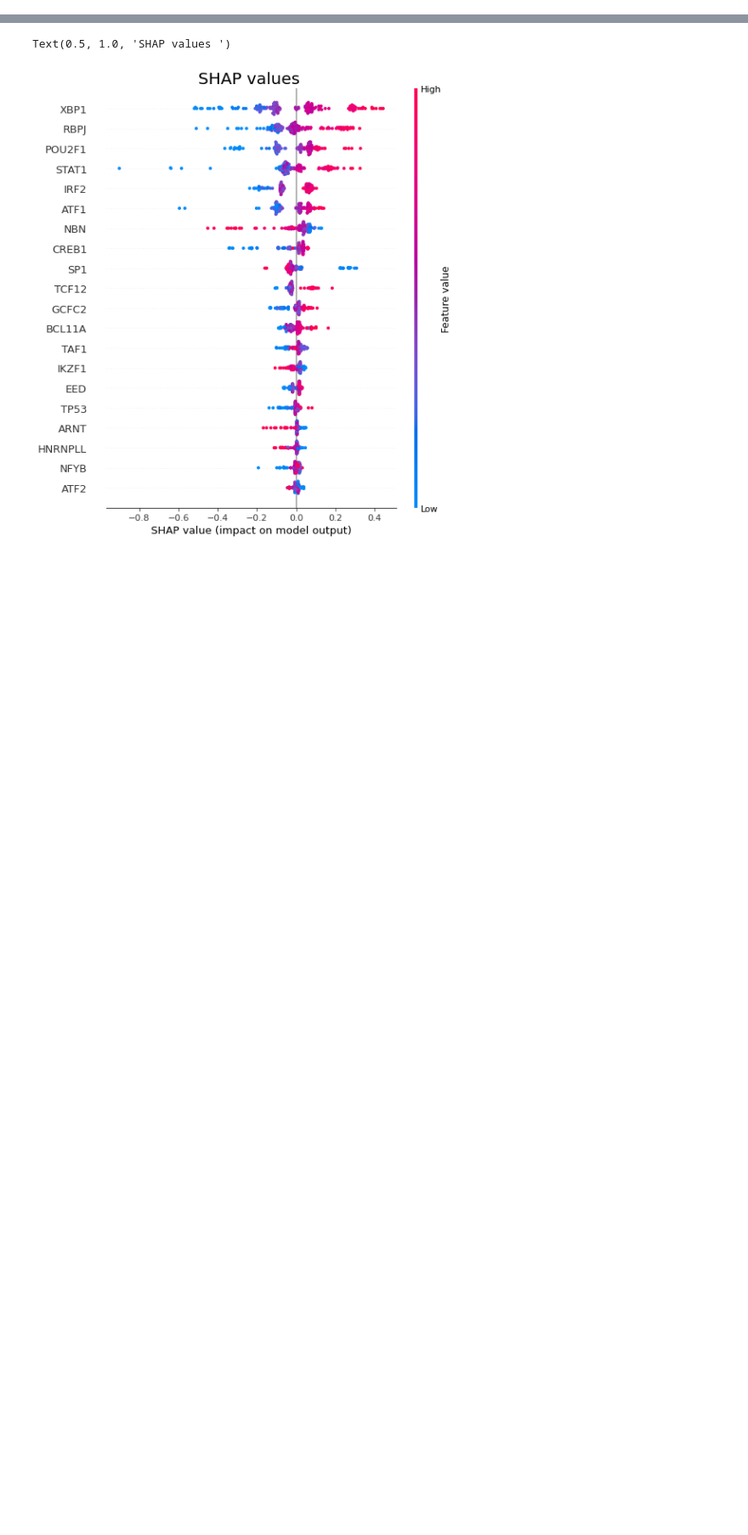
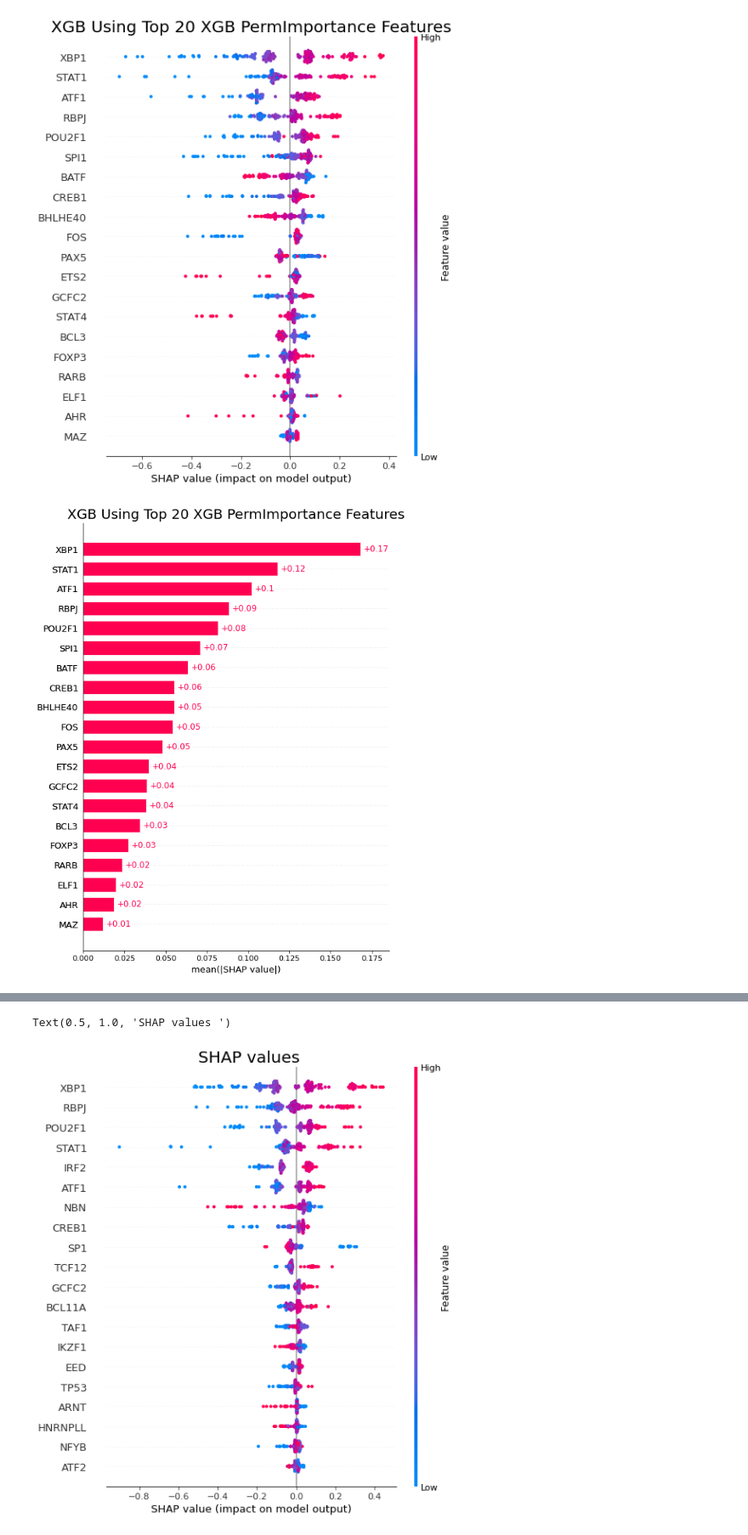
Before and after one commit to vishesh-sarinDXB/CD38_Predictor, a Jupyter notebook: notebooks/3-vs-model-explainability-with-shap.ipynb, the cells around one changed output, grey strips where cells are left out. Shown at 85% size. Cells and saved outputs as stored; diff of their text form; code cells hidden in the pictures; blank space fills up the shorter version.

```diff
--- a/notebooks/3-vs-model-explainability-with-shap.ipynb
+++ b/notebooks/3-vs-model-explainability-with-shap.ipynb
@@ -20,4 +22,10 @@ explainer = shap.Explainer(xgb_t20_corr)
+# %%
+X_XGBperm_test = X_log_test[pd.read_csv('../summary/analysis/CD38_XGB_perm.csv').loc[:19, 'feature']]
 # %%
 # xgb xgb perm importance
+shapPlots("../models/XGB_TOP20_XGB_PERM_PARAMS", "XGB Using Top 20 XGB PermImportance Features", X_XGBperm_test)
+# %% [output]
+[figure, added]
+[figure, added]
 # %%
 # rf xgb perm importance
```
Also changed, not shown: parts of 12 cells of this notebook, 13 other files.
